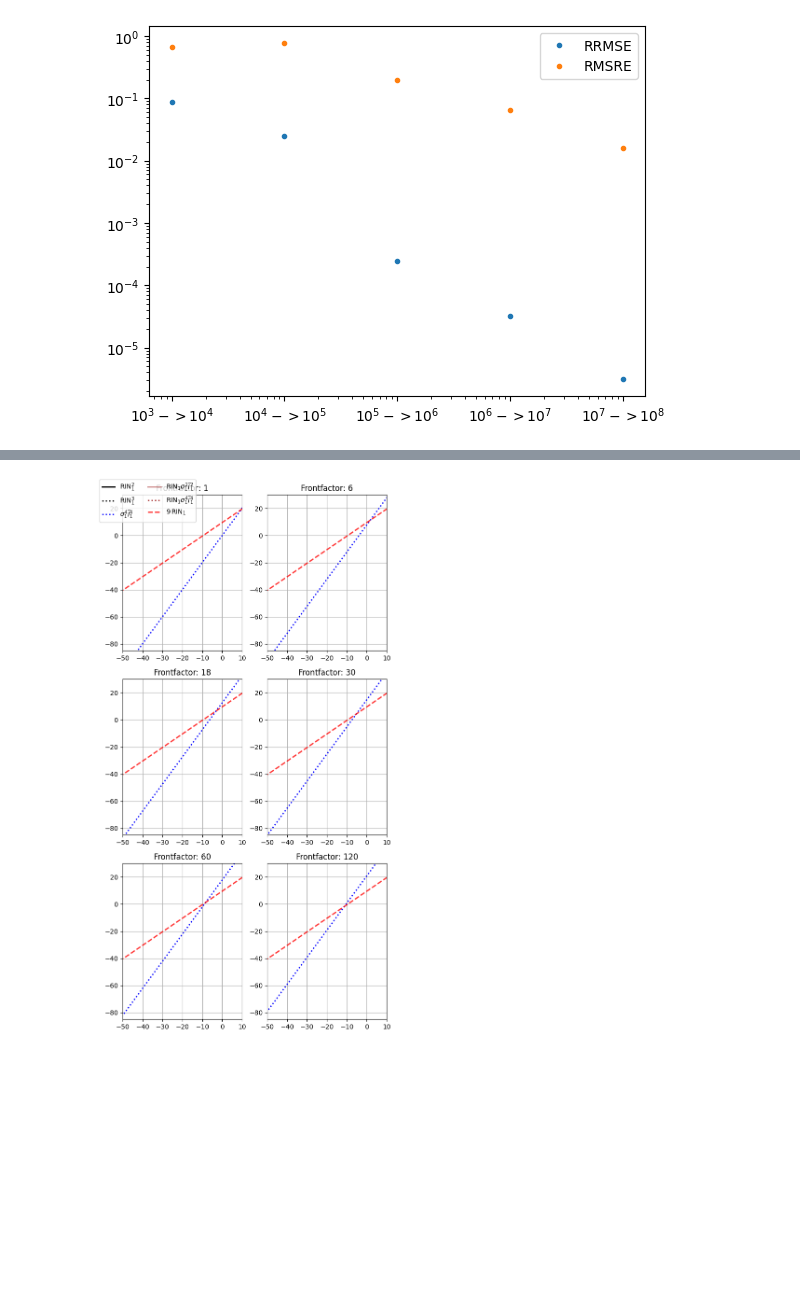
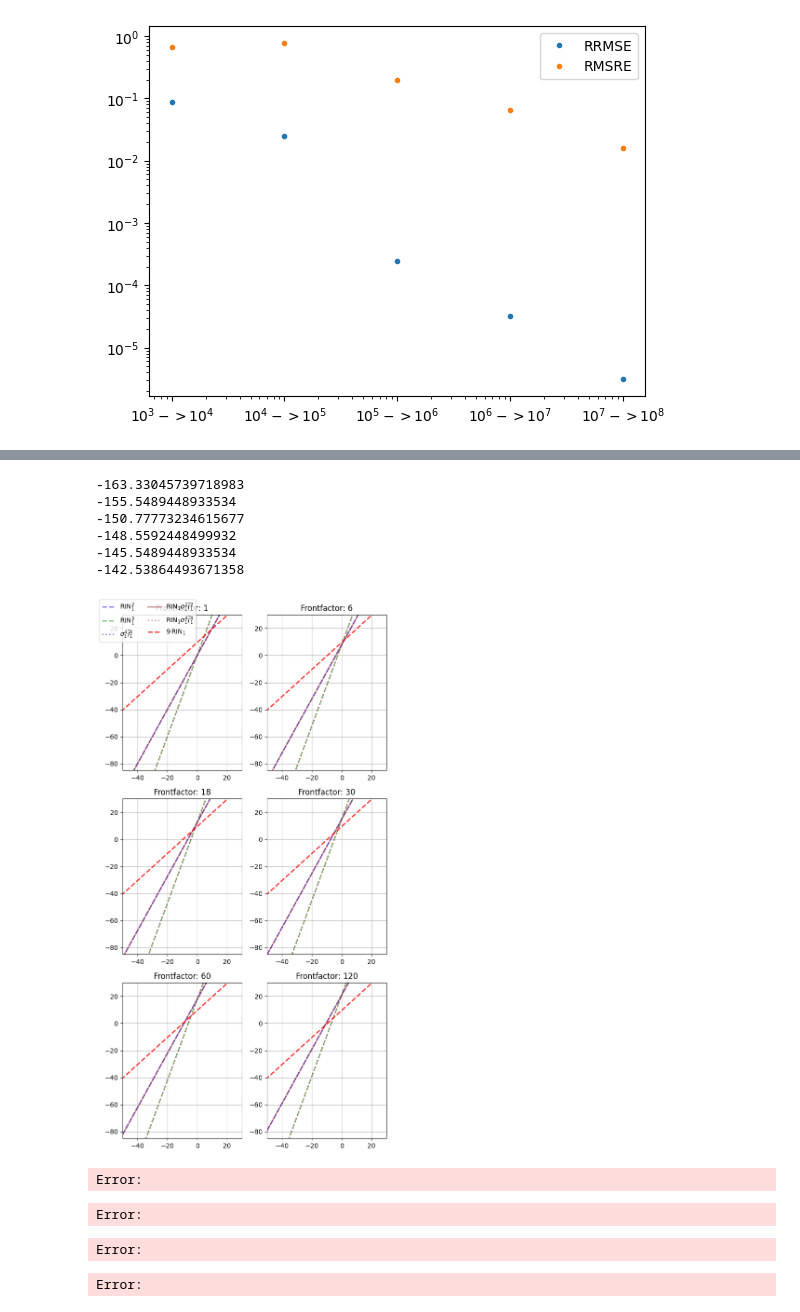
Before and after one commit to auphotonicLab/PICLab-narrow-linewidth, a Jupyter notebook: Frequency_conversion_RIN/RIN_FN_fig.ipynb, the cells around one changed output, grey strips where cells are left out. Cells and saved outputs as stored; diff of their text form; code cells hidden in the pictures; blank space fills up the shorter version.

```diff
--- a/Frequency_conversion_RIN/RIN_FN_fig.ipynb
+++ b/Frequency_conversion_RIN/RIN_FN_fig.ipynb
@@ -1098,13 +1213,12 @@ RIN_int_pump_values = RIN_int_pump_calc
 fig, ax = plt.subplots(figsize=(4.35,2))
 
 
-ax.plot(RIN_int_pump_values,RIN_int_SHG_calc, label='SHG', color = 'darkorange',linewidth=marksize)
+ax.plot(RIN_int_pump_values,RIN_int_SHG_calc, label=r'$\mathrm{RIN}_\mathrm{s}^{^{\mathrm{SHG}}}$', color = 'darkorange',linewidth=marksize)
 
-ax.plot(RIN_int_pump_values,RIN_int_SFG_calc, label='SFG', color = 'blue',linewidth=marksize)
+ax.plot(RIN_int_pump_values,RIN_int_SFG_calc, label=r'$\mathrm{RIN}_\mathrm{s}^{^\mathrm{SFG}}$', color = 'blue',linewidth=marksize)
 
-ax.plot(RIN_int_pump_values,RIN_int_THG_calc, label='THG', color = 'red', alpha = 0.8, linewidth=marksize)
-
-ax.plot(RIN_int_pump_values,RIN_int_pump_calc, label='Pump', color = 'brown',linewidth=marksize)
+ax.plot(RIN_int_pump_values,RIN_int_THG_calc, label=r'$\mathrm{RIN}_\mathrm{s}^{^{\mathrm{SHG}+\mathrm{SFG}}}$', color = 'red', alpha = 0.8, linewidth=marksize)
+ax.plot(RIN_int_pump_values,RIN_int_pump_calc, label=r'$\mathrm{RIN}_1$', color = 'brown',linewidth=marksize)
 
 # plt.plot(RIN_int_pump_values,RIN_int_Cascaded_calc, label='Cascaded unc. int. RIN')
 
@@ -1130,7 +1244,12 @@ ax.plot(RIN_int_pump_values,RIN_int_THG_approx_calc, ls='--', color = 'red', lab
 marksize = 2
 fontsize = 9
 labelsize =8
-ax.legend(ncol=2,loc='upper left',fontsize=labelsize, columnspacing = 0.8)
+handles, labels = ax.get_legend_handles_labels()
+
+legend = equi_spaced_legend_sup(handles, labels, labelsize)
+ax.add_artist(legend)
+
+# ax.legend(ncol=2,loc='upper left',fontsize=labelsize, columnspacing = 0.8)
 
 # plt.vlines(x=[RIN_int_pump_values[700]],ymin=-100,ymax=40,ls='--',color='k')#1% increase between higher order and approximation
 # plt.vlines(x=[RIN_int_pump_values[790]],ymin=-100,ymax=40,ls='--',color='k')#10% increase
@@ -1138,7 +1257,7 @@ ax.legend(ncol=2,loc='upper left',fontsize=labelsize, columnspacing = 0.8)
 
 ax.grid()
 ax.set_xlim([-50,10])
-ax.set_ylim([-50,42])
+ax.set_ylim([-50,45])
 # plt.ylim([-.0000001,.00001])
 ax.set_xlabel('Pump Integrated RIN [dBc]', fontweight='bold', fontsize=fontsize,labelpad=3)
 ax.set_ylabel('Integrated RIN [dBc]',fontweight='bold', fontsize=fontsize, labelpad=3)
@@ -1157,7 +1276,7 @@ ax.tick_params(axis='y',labelsize=labelsize)
 ax.annotate('2094 nm\ndata', xy=(RIN_int_pump, RIN_int_pump),xytext=(RIN_int_pump+9, -48.5), arrowprops=dict(arrowstyle='->',color='k',lw=1),fontsize=labelsize)
 ax.annotate('1047 nm\ndata', xy=(RIN_int_pump, RIN_int_SHG_data),xytext=(RIN_int_pump+3, RIN_int_SHG_data+15), arrowprops=dict(arrowstyle='->',color='k',lw=1),fontsize=labelsize)
 
-ax.annotate('698 nm\ndata', xy=(RIN_int_pump, RIN_int_THG_data),xytext=(RIN_int_pump-5.5, RIN_int_THG_data+13), arrowprops=dict(arrowstyle='->',color='k',lw=1),fontsize=labelsize)
+ax.annotate('698 nm\ndata', xy=(RIN_int_pump, RIN_int_THG_data),xytext=(RIN_int_pump-5.4, RIN_int_THG_data+12), arrowprops=dict(arrowstyle='->',color='k',lw=1),fontsize=labelsize)
 
 
 
@@ -1212,6 +1362,7 @@ for i, ax in enumerate(axes.flatten()):
         RIN_sq = linear_to_dB( RIN_comp + frontfac[i]*dB_to_linear(RIN_squared_int))
 
         RIN_tri = linear_to_dB( RIN_comp + frontfac[i]*dB_to_linear(RIN_tripled_int))
+        print(RIN_tri[0])
 
         RIN_var_off = linear_to_dB( RIN_comp + frontfac[i]*dB_to_linear(variance_offset_int))
 
@@ -1222,23 +1373,23 @@ for i, ax in enumerate(axes.flatten()):
         RIN_RIN_var_sq = linear_to_dB( RIN_comp + frontfac[i]*dB_to_linear(RIN_variance_squared_int))
 
 
-        ax.plot(RIN_int_pump_values,  RIN_sq , color='black',ls='-', linewidth=marksize, label=r'$\mathrm{RIN}_1^2$')
+        ax.plot(RIN_int_pump_values,  RIN_sq , color='blue',ls='--', linewidth=marksize, label=r'$\mathrm{RIN}_1^2$', alpha=0.5)
 
-        ax.plot(RIN_int_pump_values, RIN_tri, color='black', ls=':', linewidth=marksize, label=r'$\mathrm{RIN}_1^3$')
+        ax.plot(RIN_int_pump_values, RIN_tri, color='green', ls='--', linewidth=marksize, label=r'$\mathrm{RIN}_1^3$', alpha=0.5)
 
         # ax.plot(RIN_int_pump_values,RIN_var_off, color='blue', ls='-', linewidth=marksize, label=r'$\sigma_1^2 \overline{I}_1^2$')
 
-        ax.plot(RIN_int_pump_values,RIN_var_sq_off, color='blue', ls=':', linewidth=marksize, label=r'$\sigma_1^4 \overline{I}_1^4$')
+        ax.plot(RIN_int_pump_values,RIN_var_sq_off, color='blue', ls=':', alpha = 0.5, linewidth=marksize, label=r'$\sigma_1^4 \overline{I}_1^4$')
 
         ax.plot(RIN_int_pump_values,RIN_RIN_var,color='brown', ls='-', linewidth=marksize, label=r'$\mathrm{RIN}_1 \sigma_1^2 \overline{I}_1^2$',alpha=0.5)
 
-        ax.plot(RIN_int_pump_values,RIN_RIN_var_sq,color='brown', ls=':', linewidth=marksize, label=r'$\mathrm{RIN}_1 \sigma_1^4 \overline{I}_1^4$')
+        ax.plot(RIN_int_pump_values,RIN_RIN_var_sq,color='brown', ls=':', linewidth=marksize, label=r'$\mathrm{RIN}_1 \sigma_1^4 \overline{I}_1^4$', alpha=0.5)
 
         # ax.plot(RIN_int_pump_values,RIN_int_SHG_approx_calc, ls='--', color = 'darkorange', label = r'$4\,\mathrm{RIN}_1$', alpha = 0.8, linewidth=marksize) # label=r'$4\,\mathrm{RIN}_1$'
 
         ax.plot(RIN_int_pump_values,RIN_int_THG_approx_calc, ls='--', color = 'red', label = r'$9\,\mathrm{RIN}_1$', alpha = 0.8, linewidth=marksize) # label=r'$9\,\mathrm{RIN}_1$'
 
-        ax.set_xlim(-50,10)
+        ax.set_xlim(-50,30)
         ax.set_ylim(-85,30)
         ax.grid()
         ax.set_title(f'Frontfactor: {frontfac[i]}')
@@ -1312,34 +1463,44 @@ plt.show()
 # .5
 # ax.annotate('1047 nm\ndata', xy=(RIN_int_pump, RIN_int_SHG_data),xytext=(RIN_int_pump+3, RIN_int_SHG_data+15), arrowprops=dict(arrowstyle='->',color='k',lw=1),fontsize=labelsize)
 
 # ax.annotate('698 nm\ndata', xy=(RIN_int_pump, RIN_int_THG_data),xytext=(RIN_int_pump-5.5, RIN_int_THG_data+13), arrowprops=dict(arrowstyle='->',color='k',lw=1),fontsize=labelsize)
 
 
 
 
 # inset_ax = inset_axes(ax, width="30%",height="30%",loc='lower left',bbox_to_anchor=(0.67,0.08,.9,.9),bbox_transform=ax.transAxes)
 # inset_ax.plot(RIN_int_pump_values,RIN_int_SFG_calc, label='_nolegend_', color = 'blue',linewidth=marksize)
 # inset_ax.plot(RIN_int_pump_values,RIN_int_SFG_sum_p1_p_2, ls='--', color = 'blue', label = '_nolegend_', alpha = 0.8, linewidth=marksize) # label=r'$\mathrm{RIN}_1 + \mathrm{RIN}_2$'
 # inset_ax.set_ylim([3.010257,3.0104])
 # inset_ax.set_xlim([0,1e-4])
 # inset_ax.grid()
 
 
 # current_ticks = plt.xticks()[0]  # Get tick locations
 # current_labels = [label.get_text() for label in plt.xticks()[1]]
 #
 # updated_ticks = np.append(current_ticks, RIN_int_pump)
 # updated_labels = current_labels + ['2094\nnm\nRIN\ndata']
 # sorted_indices = np.argsort(updated_ticks)
 # final_ticks = updated_ticks[sorted_indices]
 # final_labels = [updated_labels[i] for i in sorted_indices]
 # ax.set_xticks(final_ticks, final_labels)
 
 
 # plt.savefig(r"C:\Users\au617810\OneDrive - Aarhus universitet\Videnskabelig assistent\Figures\RIN freq conversion\Sup_Int_RIN_spectrum_approx_vs_higher_order.pdf")#,bbox_inches='tight')
 # plt.savefig(r"C:\Users\au617810\OneDrive - Aarhus universitet\Videnskabelig assistent\Figures\RIN freq conversion\Sup_Int_RIN_spectrum_approx_vs_higher_order.svg")#,bbox_inches='tight')
 # %% [output]
+-163.33045739718983
+-155.5489448933534
+-150.77773234615677
+-148.5592448499932
+-145.5489448933534
+-142.53864493671358
-[figure, old version]
+[figure, new version]
+Error:
+Error:
+Error:
+Error:
 # %%
 num_plots = 5
 input_binned_RIN_spec_powers =  np.logspace(-18,10,int(1e4)) #in linear units
```
Also changed, not shown: parts of 10 cells of this notebook, 6 other files.
